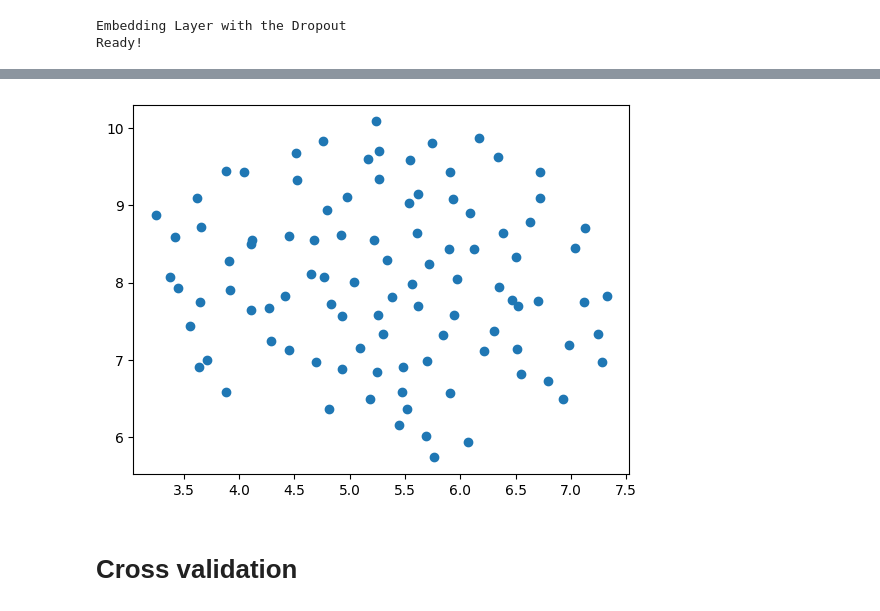
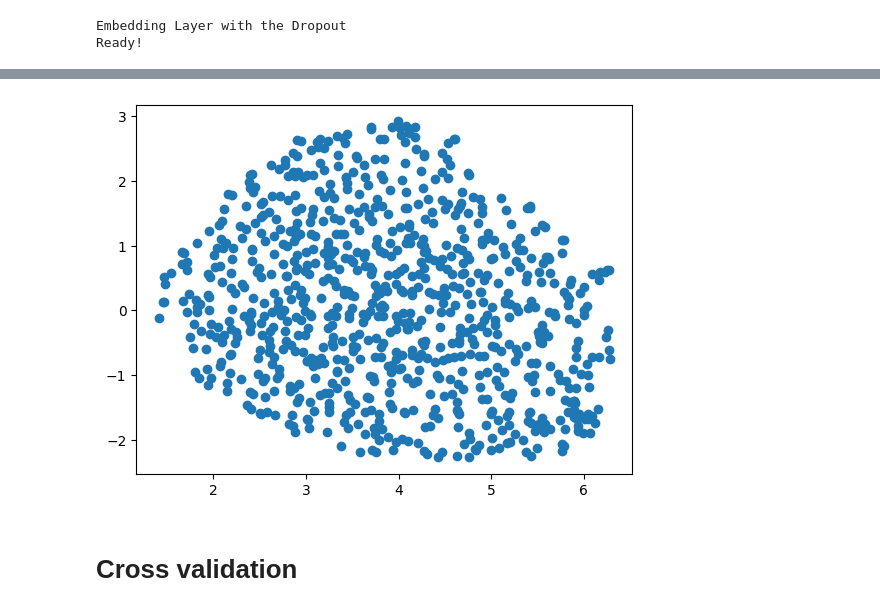
Before and after one commit to Lasse-mohr/fertility-prediction-challenge, a Jupyter notebook: train_finetune.ipynb, the cells around one changed output, grey strips where cells are left out. Cells and saved outputs as stored; diff of their text form; code cells hidden in the pictures.

```diff
--- a/train_finetune.ipynb
+++ b/train_finetune.ipynb
@@ -135,9 +135,9 @@ class PreFerPredictor(nn.Module):
                             num_classes=2,
                             sequence_len=SEQ_LEN,
                             aium_dropout=0.3,
-                            diam_dropout=0.2,
-                            residual_dropout=0.2,
-                            embedding_dropout=0.3,
+                            diam_dropout=0.15,
+                            residual_dropout=0.15,
+                            embedding_dropout=0.25,
                             mixup=None,
                             beta=0.2).to(device)
         self.decoder = GRUDecoder(
@@ -172,15 +172,18 @@ optimizer = torch.optim.RAdam(model.parameters() , lr=LR, weight_decay=1e-2, dec
 scheduler = optim.lr_scheduler.CosineAnnealingLR(optimizer, T_max = NUM_EPOCHS, eta_min = 1e-4, last_epoch = -1)
 
 ## Stochaistic Weight Averaging
-swa_model = optim.swa_utils.AveragedModel(model)
-swa_start = 5
-swa_scheduler = optim.swa_utils.SWALR(optimizer, swa_lr=5e-4)
+#avg_fn = optim.swa_utils.get_swa_avg_fn()
+avg_fn = optim.swa_utils.get_ema_avg_fn(0.95)
+avg_model = optim.swa_utils.AveragedModel(model, avg_fn=avg_fn, use_buffers=False)#multi_avg_fn=optim.swa_utils.get_swa_multi_avg_fn())
+avg_start = 1
+avg_scheduler = optim.swa_utils.SWALR(optimizer, swa_lr=3e-3) #typically has a high lr
 
 
 
 
 # Training loop
 model.train()
+avg_model.train()
 print("Ready!")
 # %% [output]
 Embedding Layer with the Dropout
@@ -192,12 +195,16 @@ def run_validation(epoch):
     targets = []
 
     model.eval()
-    swa_model.eval()
+    avg_model.eval()
     for batch in data.val_dataloader:
         inputs, labels = batch
         labels = labels.to(torch.float).to(device)
         input_year, input_seq = inputs
-        output = model(input_year=input_year, input_seq=input_seq, labels=labels)
+        if epoch <= avg_start:
+            output = model(input_year=input_year, input_seq=input_seq, labels=labels)
+        else:
+            output = avg_model(input_year=input_year, input_seq=input_seq, labels=labels)
+
         probs = F.sigmoid(output).flatten()
         loss = loss_fn(output, labels)
         val_loss.append(loss.detach().cpu().numpy())
@@ -213,7 +220,7 @@ def run_validation(epoch):
     map_roc = average_precision_score(ytrue, yhat)
     print(f"-- mAP Score: {map_roc:.4f} -- f1-score: {f1:.3f}")
     model.train()
-    swa_model.train()
+    avg_model.train()
 # %%
 loss_per_epoch = []
 for epoch in range(NUM_EPOCHS):
@@ -234,14 +241,15 @@ for epoch in range(NUM_EPOCHS):
         loop_object.set_postfix_str("mean loss: %.3f"%np.mean(loss_per_step[-100:]))
         loss.backward()
         optimizer.step()
-    if epoch > swa_start:
-        swa_model.update_parameters(model)
-        swa_scheduler.step()
+    # AVERAGING starts only after 2 epochs
+    if epoch > avg_start:
+        avg_model.update_parameters(model)
+        avg_scheduler.step()
     else:
         scheduler.step()
     # On epoch end
     loss_per_epoch.append(np.mean(loss_per_step))
     scheduler.step()
     print(f"Epoch {epoch+1}/{NUM_EPOCHS}, Loss: {loss_per_epoch[-1]:.4f}")
-    run_validation()
+    run_validation(epoch=epoch)
 # %% [output]
@@ -324,14 +331,14 @@ F1 Score: 0.7573
 # %%
 #import umap
 import umap.umap_ as umap
 import matplotlib.pyplot as plt
-w = model.encoder.embedding.question_embedding.weight.detach().cpu().numpy()
+w = avg_model.get_submodule("module").encoder.embedding.answer_embedding.weight.detach().cpu().numpy()
 projector = umap.UMAP(n_components=2)
 wp = projector.fit_transform(w)
 plt.scatter(wp[:,0], wp[:,1])
 plt.show()
 # %% [output]
-[figure, old version]
+[figure, new version]
 # %% [markdown]
 # Cross validation
 # %%
```
Also changed, not shown: parts of 6 cells of this notebook, 4 other files.
